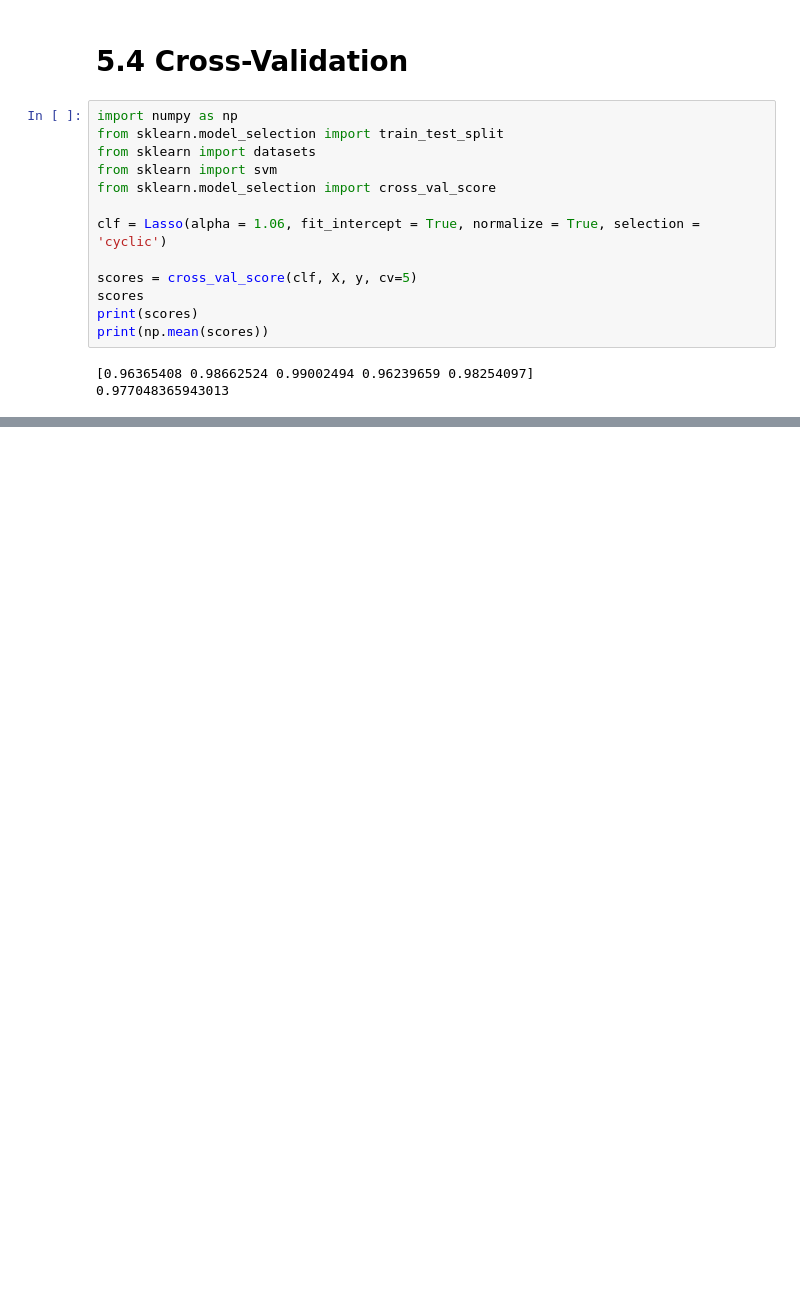
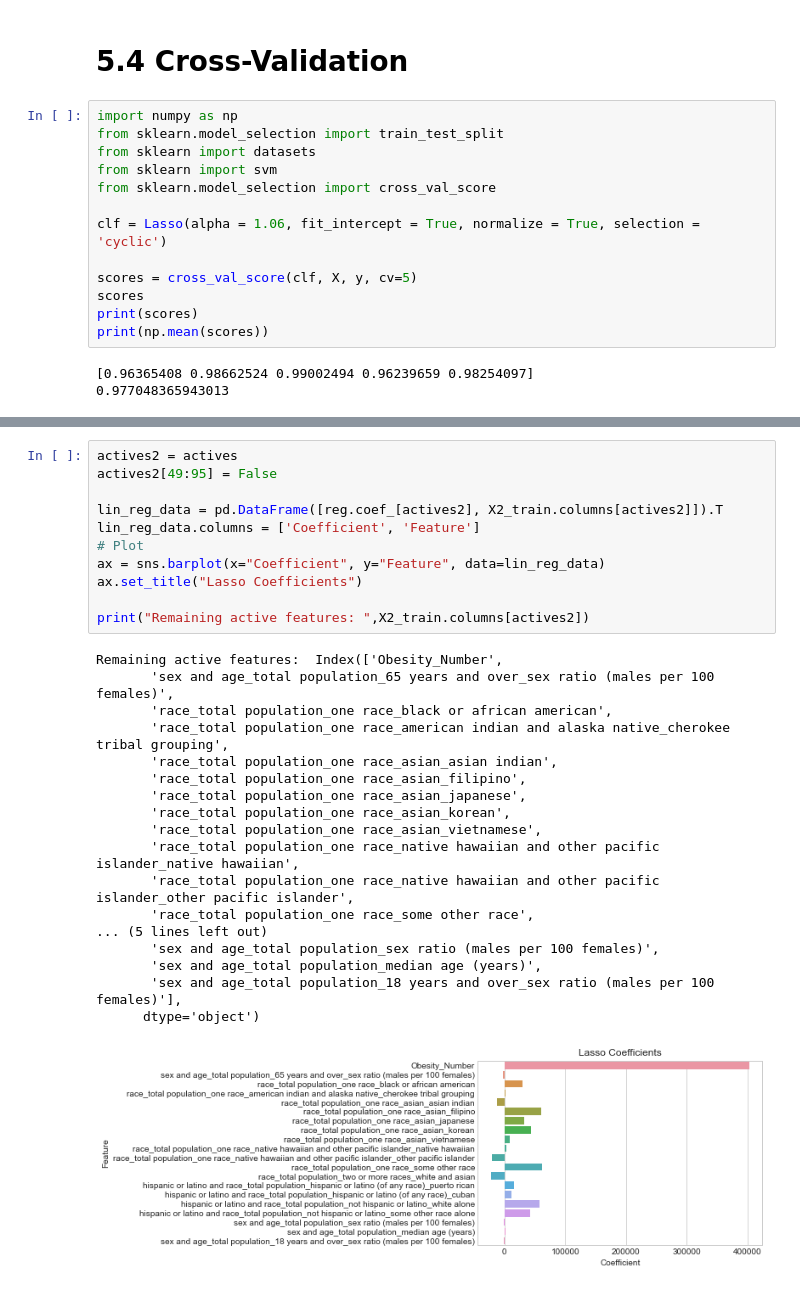
Before and after one commit to monicadelacruz/CSS-Project-2-Team-5-Fall-2020, a Jupyter notebook: project2-final.ipynb, the cells around one changed output, grey strips where cells are left out. Drawn from its saved outputs; the diff is of its cells as text; blank space fills up the shorter version.

```diff
--- a/project2-final.ipynb
+++ b/project2-final.ipynb
@@ -684,0 +773,30 @@ print(np.mean(scores))
+# %%
+actives2 = actives
+actives2[49:95] = False
+
+lin_reg_data = pd.DataFrame([reg.coef_[actives2], X2_train.columns[actives2]]).T
+lin_reg_data.columns = ['Coefficient', 'Feature']
+# Plot
+ax = sns.barplot(x="Coefficient", y="Feature", data=lin_reg_data)
+ax.set_title("Lasso Coefficients")
+
+print("Remaining active features: ",X2_train.columns[actives2])
+# %% [output]
+Remaining active features:  Index(['Obesity_Number',
+       'sex and age_total population_65 years and over_sex ratio (males per 100 females)',
+       'race_total population_one race_black or african american',
+       'race_total population_one race_american indian and alaska native_cherokee tribal grouping',
+       'race_total population_one race_asian_asian indian',
+       'race_total population_one race_asian_filipino',
+       'race_total population_one race_asian_japanese',
+       'race_total population_one race_asian_korean',
+       'race_total population_one race_asian_vietnamese',
+       'race_total population_one race_native hawaiian and other pacific islander_native hawaiian',
+       'race_total population_one race_native hawaiian and other pacific islander_other pacific islander',
+       'race_total population_one race_some other race',
+... (5 lines left out)
+       'sex and age_total population_sex ratio (males per 100 females)',
+       'sex and age_total population_median age (years)',
+       'sex and age_total population_18 years and over_sex ratio (males per 100 females)'],
+      dtype='object')
+[figure, added]
```
Also changed, not shown: parts of 12 cells of this notebook.
